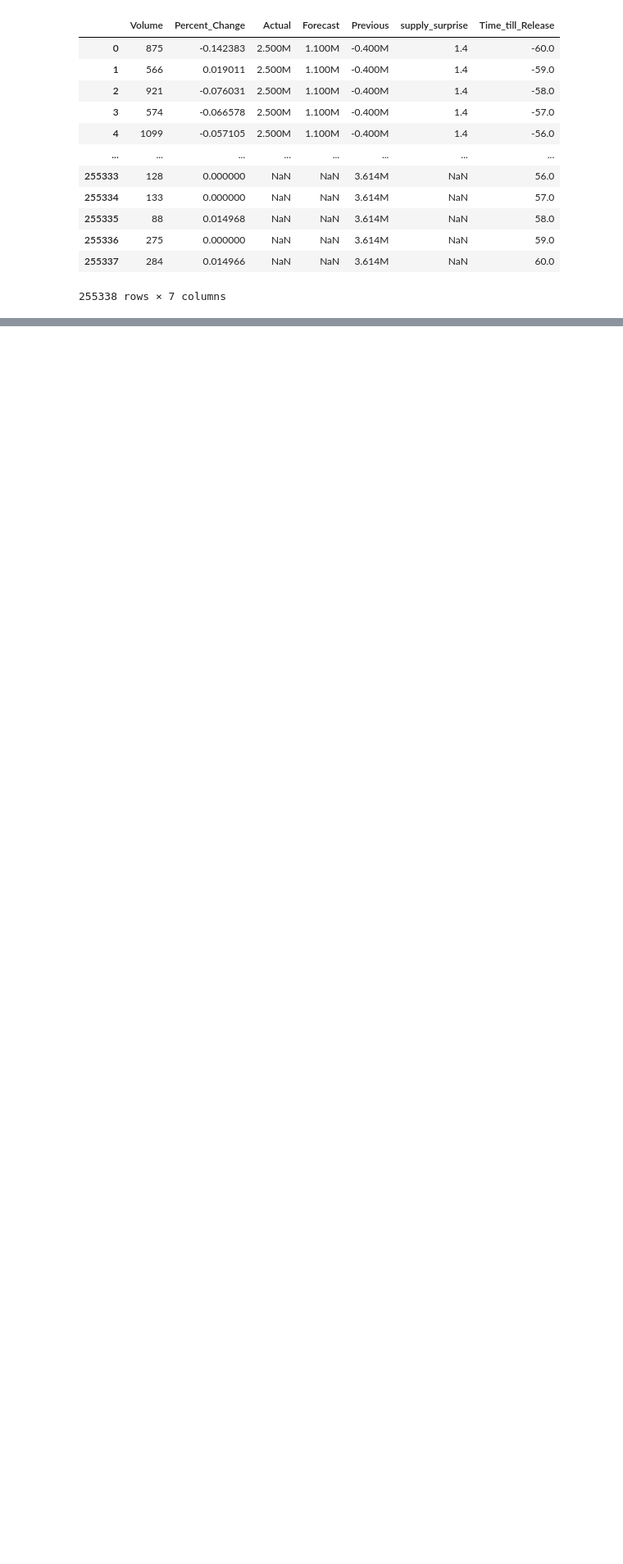
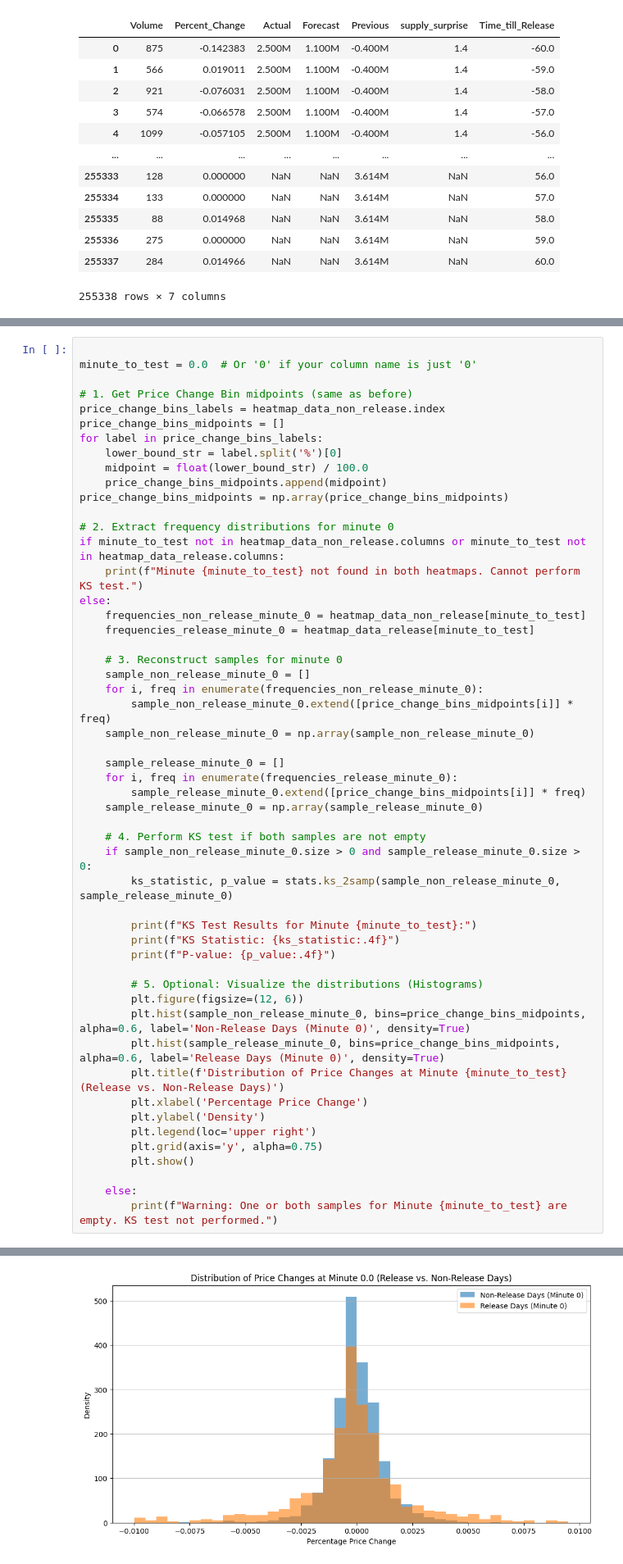
Before and after one commit to Sun-G0D/EIASupplySurprise, a Jupyter notebook: project.ipynb, the cells around one changed output, grey strips where cells are left out. Shown: that part at 82% size. Drawn from its saved outputs; the diff is of its cells as text; blank space fills up the shorter version.

```diff
--- a/project.ipynb
+++ b/project.ipynb
@@ -946,0 +1129,53 @@ The default of observed=False is deprecated and will be changed to True in a fut
+# %%
+
+minute_to_test = 0.0  # Or '0' if your column name is just '0'
+
+# 1. Get Price Change Bin midpoints (same as before)
+price_change_bins_labels = heatmap_data_non_release.index
+price_change_bins_midpoints = []
+for label in price_change_bins_labels:
+    lower_bound_str = label.split('%')[0]
+    midpoint = float(lower_bound_str) / 100.0
+    price_change_bins_midpoints.append(midpoint)
+price_change_bins_midpoints = np.array(price_change_bins_midpoints)
+
+# 2. Extract frequency distributions for minute 0
+if minute_to_test not in heatmap_data_non_release.columns or minute_to_test not in heatmap_data_release.columns:
+    print(f"Minute {minute_to_test} not found in both heatmaps. Cannot perform KS test.")
+else:
+    frequencies_non_release_minute_0 = heatmap_data_non_release[minute_to_test]
+    frequencies_release_minute_0 = heatmap_data_release[minute_to_test]
+
+    # 3. Reconstruct samples for minute 0
+    sample_non_release_minute_0 = []
+    for i, freq in enumerate(frequencies_non_release_minute_0):
+        sample_non_release_minute_0.extend([price_change_bins_midpoints[i]] * freq)
+    sample_non_release_minute_0 = np.array(sample_non_release_minute_0)
+
+    sample_release_minute_0 = []
+    for i, freq in enumerate(frequencies_release_minute_0):
+        sample_release_minute_0.extend([price_change_bins_midpoints[i]] * freq)
+    sample_release_minute_0 = np.array(sample_release_minute_0)
+
+    # 4. Perform KS test if both samples are not empty
+    if sample_non_release_minute_0.size > 0 and sample_release_minute_0.size > 0:
+        ks_statistic, p_value = stats.ks_2samp(sample_non_release_minute_0, sample_release_minute_0)
+
+        print(f"KS Test Results for Minute {minute_to_test}:")
+        print(f"KS Statistic: {ks_statistic:.4f}")
+        print(f"P-value: {p_value:.4f}")
+
+        # 5. Optional: Visualize the distributions (Histograms)
+        plt.figure(figsize=(12, 6))
+        plt.hist(sample_non_release_minute_0, bins=price_change_bins_midpoints, alpha=0.6, label='Non-Release Days (Minute 0)', density=True)
+        plt.hist(sample_release_minute_0, bins=price_change_bins_midpoints, alpha=0.6, label='Release Days (Minute 0)', density=True)
+        plt.title(f'Distribution of Price Changes at Minute {minute_to_test} (Release vs. Non-Release Days)')
+        plt.xlabel('Percentage Price Change')
+        plt.ylabel('Density')
+        plt.legend(loc='upper right')
+        plt.grid(axis='y', alpha=0.75)
+        plt.show()
+
+    else:
+        print(f"Warning: One or both samples for Minute {minute_to_test} are empty. KS test not performed.")
+# %% [output]
@@ -946,0 +1185 @@ The default of observed=False is deprecated and will be changed to True in a fut
+[figure, added]
```
Also changed, not shown: parts of 14 cells of this notebook.
